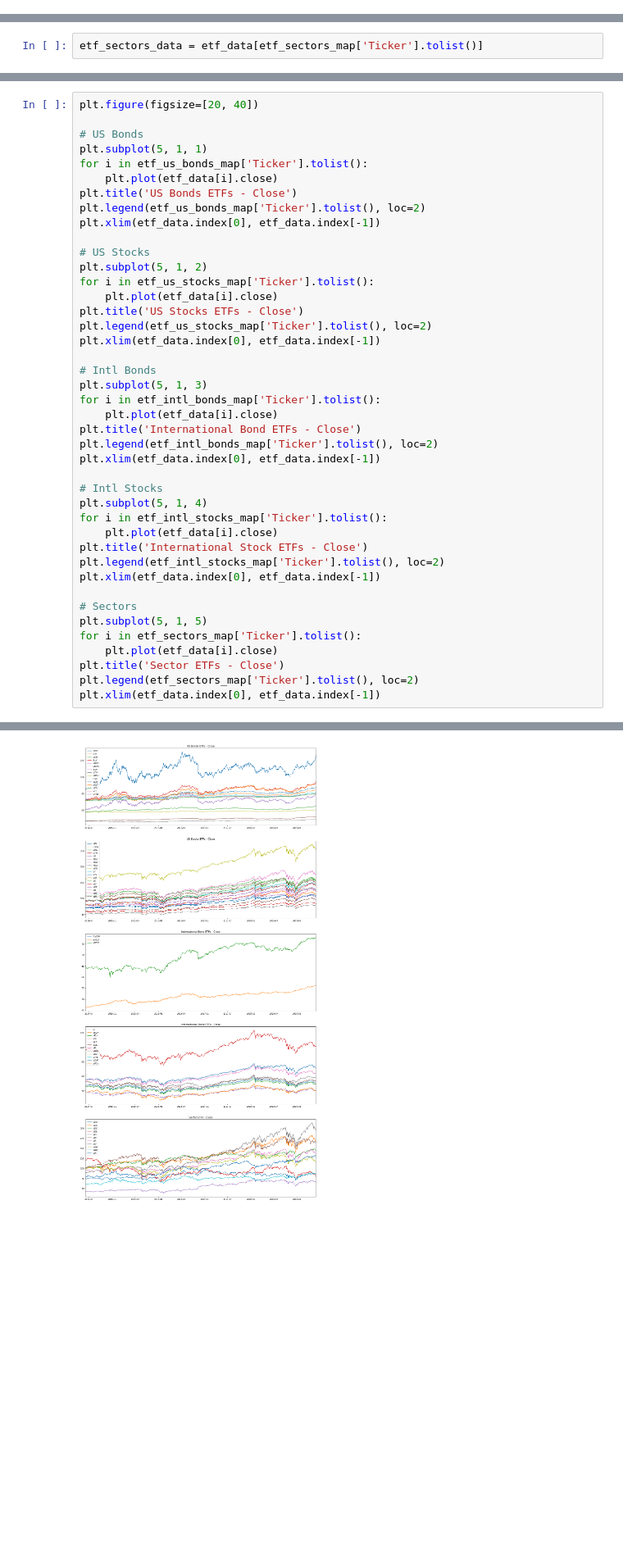
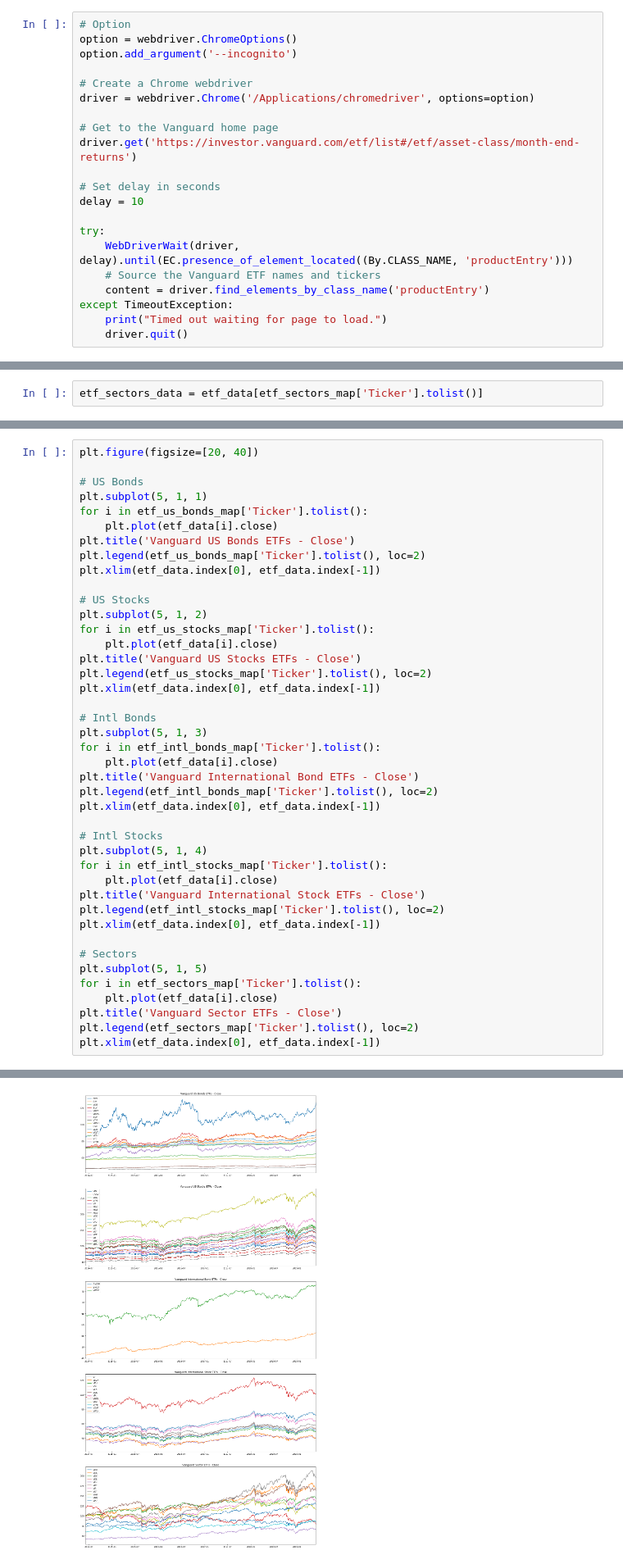
Before and after one commit to DinodC/investing-etf-kelly, a Jupyter notebook: investing_etf_kelly_01.ipynb, the cells around one changed output, grey strips where cells are left out. Shown at 82% size. Drawn from its saved outputs; the diff is of its cells as text; blank space fills up the shorter version.

```diff
--- a/investing_etf_kelly_01.ipynb
+++ b/investing_etf_kelly_01.ipynb
@@ -57,0 +113,21 @@ Count the number of elements in content
+# %%
+# Option
+option = webdriver.ChromeOptions()
+option.add_argument('--incognito')
+
+# Create a Chrome webdriver
+driver = webdriver.Chrome('/Applications/chromedriver', options=option)
+
+# Get to the Vanguard home page
+driver.get('https://investor.vanguard.com/etf/list#/etf/asset-class/month-end-returns')
+
+# Set delay in seconds
+delay = 10
+
+try:
+    WebDriverWait(driver, delay).until(EC.presence_of_element_located((By.CLASS_NAME, 'productEntry')))
+    # Source the Vanguard ETF names and tickers
+    content = driver.find_elements_by_class_name('productEntry')
+except TimeoutException:
+    print("Timed out waiting for page to load.")
+    driver.quit()
@@ -228,7 +310,7 @@ plt.figure(figsize=[20, 40])
 plt.subplot(5, 1, 1)
 for i in etf_us_bonds_map['Ticker'].tolist():
     plt.plot(etf_data[i].close)
-plt.title('US Bonds ETFs - Close')
+plt.title('Vanguard US Bonds ETFs - Close')
 plt.legend(etf_us_bonds_map['Ticker'].tolist(), loc=2)
 plt.xlim(etf_data.index[0], etf_data.index[-1])
 
@@ -236,7 +318,7 @@ plt.xlim(etf_data.index[0], etf_data.index[-1])
 plt.subplot(5, 1, 2)
 for i in etf_us_stocks_map['Ticker'].tolist():
     plt.plot(etf_data[i].close)
-plt.title('US Stocks ETFs - Close')
+plt.title('Vanguard US Stocks ETFs - Close')
 plt.legend(etf_us_stocks_map['Ticker'].tolist(), loc=2)
 plt.xlim(etf_data.index[0], etf_data.index[-1])
 
@@ -244,7 +326,7 @@ plt.xlim(etf_data.index[0], etf_data.index[-1])
 plt.subplot(5, 1, 3)
 for i in etf_intl_bonds_map['Ticker'].tolist():
     plt.plot(etf_data[i].close)
-plt.title('International Bond ETFs - Close')
+plt.title('Vanguard International Bond ETFs - Close')
 plt.legend(etf_intl_bonds_map['Ticker'].tolist(), loc=2)
 plt.xlim(etf_data.index[0], etf_data.index[-1])
 
@@ -252,7 +334,7 @@ plt.xlim(etf_data.index[0], etf_data.index[-1])
 plt.subplot(5, 1, 4)
 for i in etf_intl_stocks_map['Ticker'].tolist():
     plt.plot(etf_data[i].close)
-plt.title('International Stock ETFs - Close')
+plt.title('Vanguard International Stock ETFs - Close')
 plt.legend(etf_intl_stocks_map['Ticker'].tolist(), loc=2)
 plt.xlim(etf_data.index[0], etf_data.index[-1])
 
@@ -260,7 +342,7 @@ plt.xlim(etf_data.index[0], etf_data.index[-1])
 plt.subplot(5, 1, 5)
 for i in etf_sectors_map['Ticker'].tolist():
     plt.plot(etf_data[i].close)
-plt.title('Sector ETFs - Close')
+plt.title('Vanguard Sector ETFs - Close')
 plt.legend(etf_sectors_map['Ticker'].tolist(), loc=2)
 plt.xlim(etf_data.index[0], etf_data.index[-1])
 # %% [output]
@@ -268,4 +350,4 @@ plt.xlim(etf_data.index[0], etf_data.index[-1])
-[figure, old version]
+[figure, new version]
 # %% [markdown]
 ## Save The Data
 # %% [markdown]
```
Also changed, not shown: parts of 43 cells of this notebook, 5 other files.
